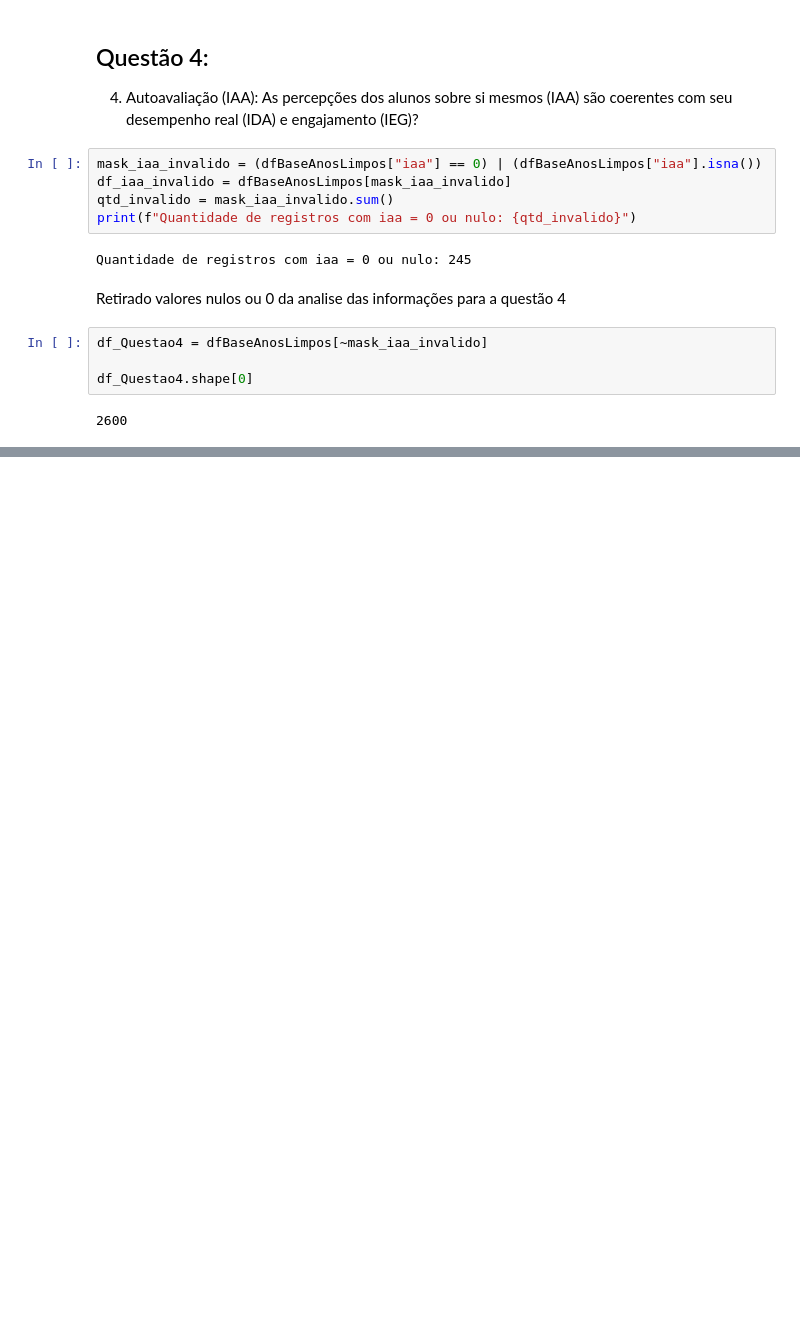
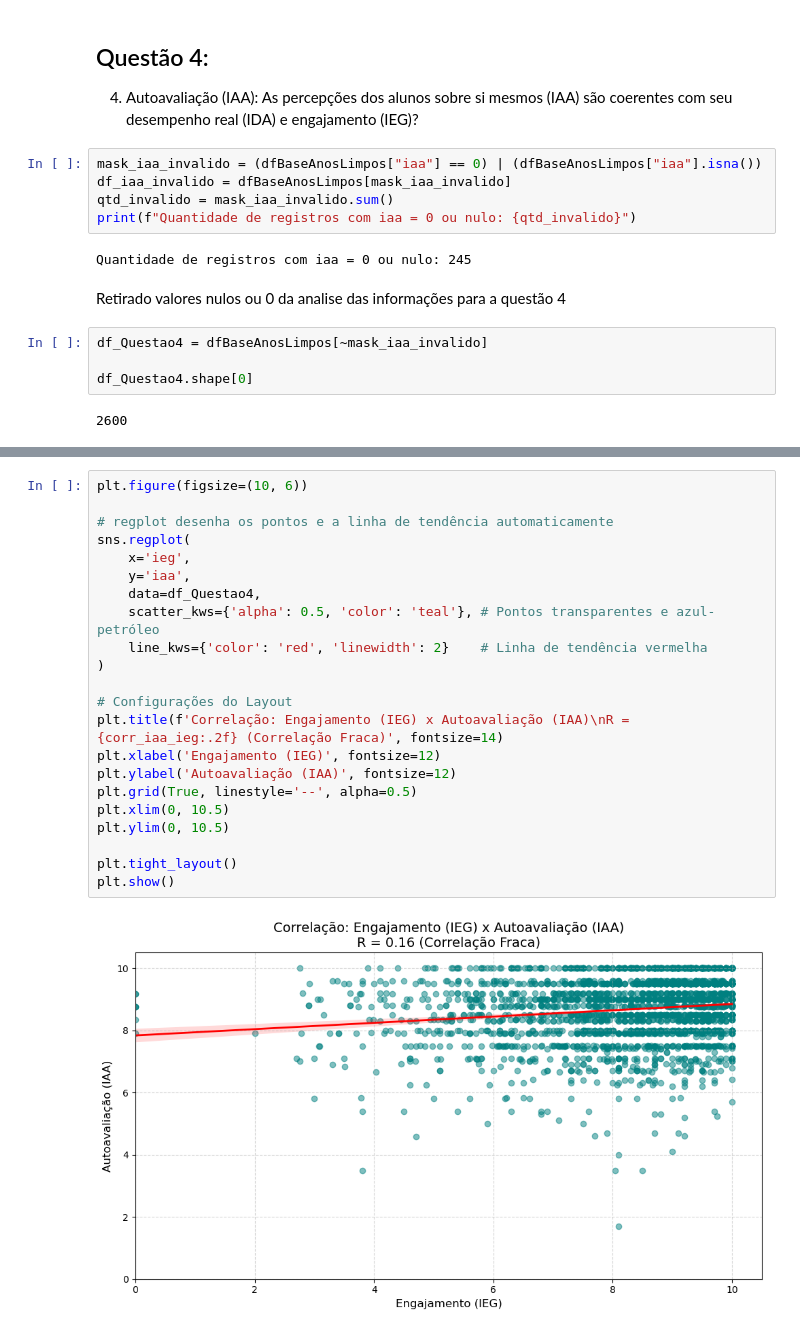
Before and after one commit to vbomura/tc5, a Jupyter notebook: Codigos/Questoes_3_4.ipynb, the cells around one changed output, grey strips where cells are left out. Cells and saved outputs as stored; diff of their text form; blank space fills up the shorter version.

```diff
--- a/Codigos/Questoes_3_4.ipynb
+++ b/Codigos/Questoes_3_4.ipynb
@@ -254,0 +245,24 @@ Esse padrão sugere que a autoavaliação está mais alinhada ao comportamento e
+# %%
+plt.figure(figsize=(10, 6))
+
+# regplot desenha os pontos e a linha de tendência automaticamente
+sns.regplot(
+    x='ieg',
+    y='iaa',
+    data=df_Questao4,
+    scatter_kws={'alpha': 0.5, 'color': 'teal'}, # Pontos transparentes e azul-petróleo
+    line_kws={'color': 'red', 'linewidth': 2}    # Linha de tendência vermelha
+)
+
+# Configurações do Layout
+plt.title(f'Correlação: Engajamento (IEG) x Autoavaliação (IAA)\nR = {corr_iaa_ieg:.2f} (Correlação Fraca)', fontsize=14)
+plt.xlabel('Engajamento (IEG)', fontsize=12)
+plt.ylabel('Autoavaliação (IAA)', fontsize=12)
+plt.grid(True, linestyle='--', alpha=0.5)
+plt.xlim(0, 10.5)
+plt.ylim(0, 10.5)
+
+plt.tight_layout()
+plt.show()
+# %% [output]
+[figure, added]
```
Also changed, not shown: parts of 21 cells of this notebook, 1 other file.
